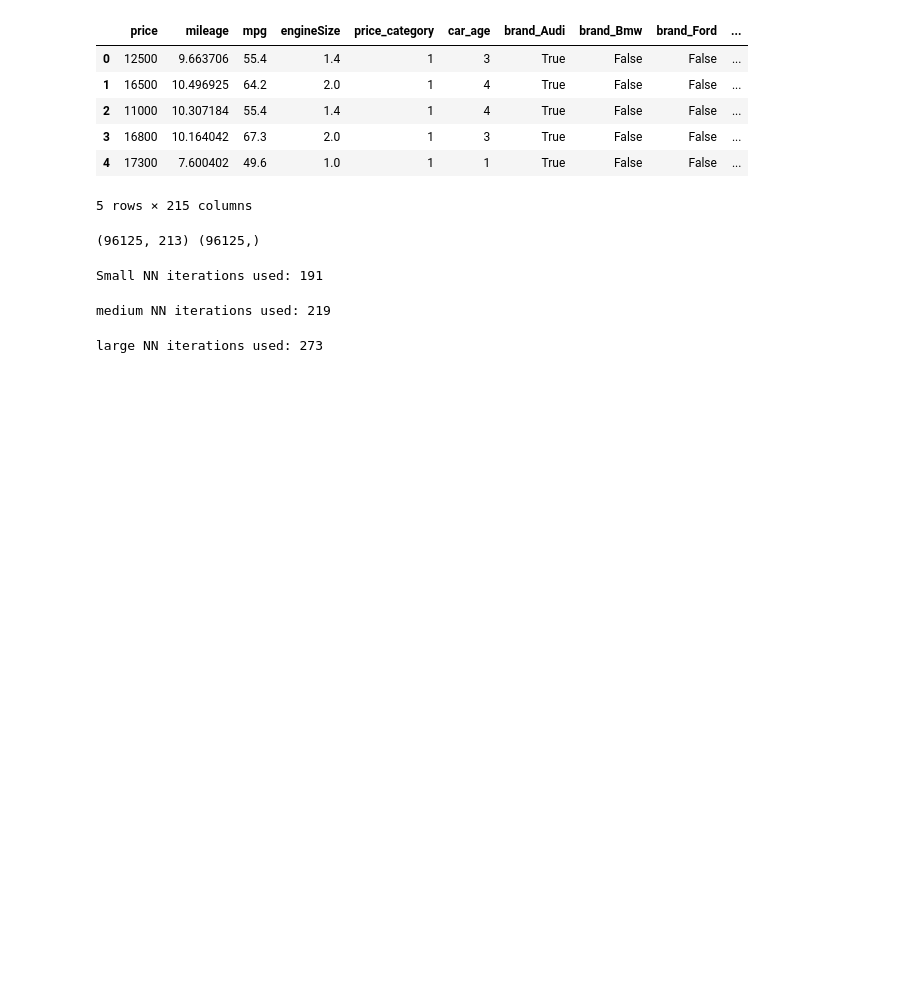
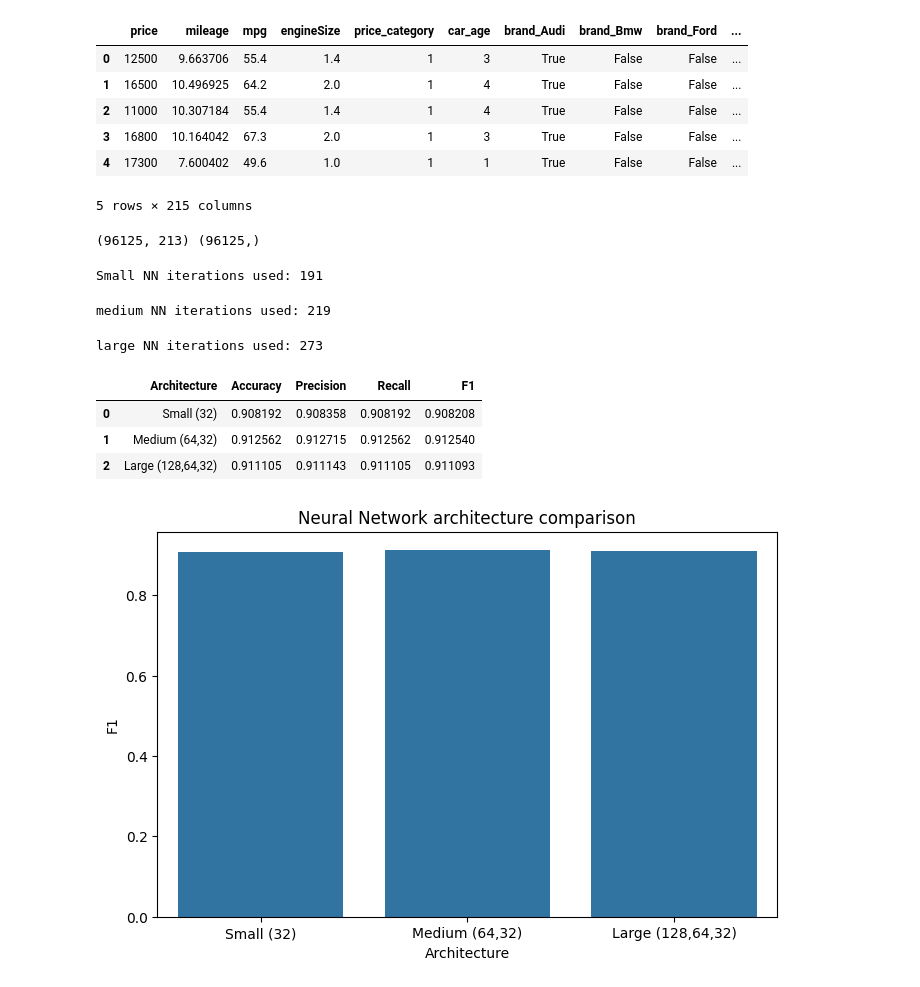
Before and after one commit to ErinaTernava/AutoValue, a Jupyter notebook: notebooks/neural_networks.ipynb, the cells around one changed output. Drawn from its saved outputs; the diff is of its cells as text; code cells hidden in the pictures; blank space fills up the shorter version.

Commit message:
evaluation and comparison between NN architectures /Greta

```diff
--- a/notebooks/neural_networks.ipynb
+++ b/notebooks/neural_networks.ipynb
@@ -129,3 +129,43 @@ pred_large = nn_large.predict(X_test)
 print("large NN iterations used:", nn_large.n_iter_)
 # %% [output]
 large NN iterations used: 273
+# %%
+results = []
+
+models = {
+    "Small (32)": pred_small,
+    "Medium (64,32)":pred_medium,
+    "Large (128,64,32)": pred_large
+}
+
+for name,pred in models.items():
+
+    results.append({
+        "Architecture": name,
+        "Accuracy": accuracy_score(y_test, pred),
+        "Precision": precision_score(y_test, pred, average='weighted'),
+        "Recall": recall_score(y_test, pred, average='weighted'),
+        "F1": f1_score(y_test, pred, average='weighted'),
+    })
+
+results_df = pd.DataFrame(results)
+
+results_df
+# %% [output]
+|  | Architecture | Accuracy | Precision | Recall | F1 |
+| 0 | Small (32) | 0.908192 | 0.908358 | 0.908192 | 0.908208 |
+| 1 | Medium (64,32) | 0.912562 | 0.912715 | 0.912562 | 0.912540 |
+| 2 | Large (128,64,32) | 0.911105 | 0.911143 | 0.911105 | 0.911093 |
+# %%
+plt.figure(figsize=(8,5))
+
+sns.barplot(
+    data=results_df,
+    x='Architecture',
+    y='F1'
+)
+
+plt.title("Neural Network architecture comparison")
+plt.show()
+# %% [output]
+[figure, added]
```
